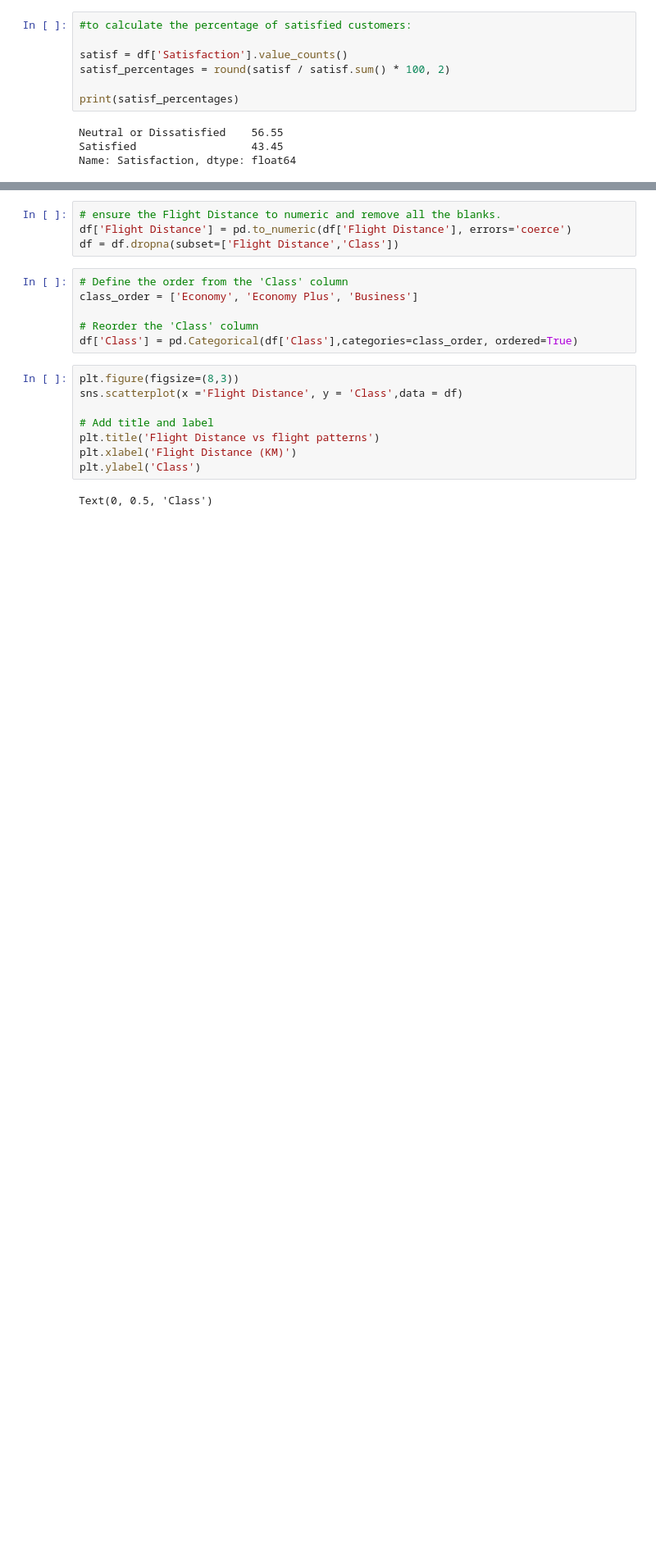
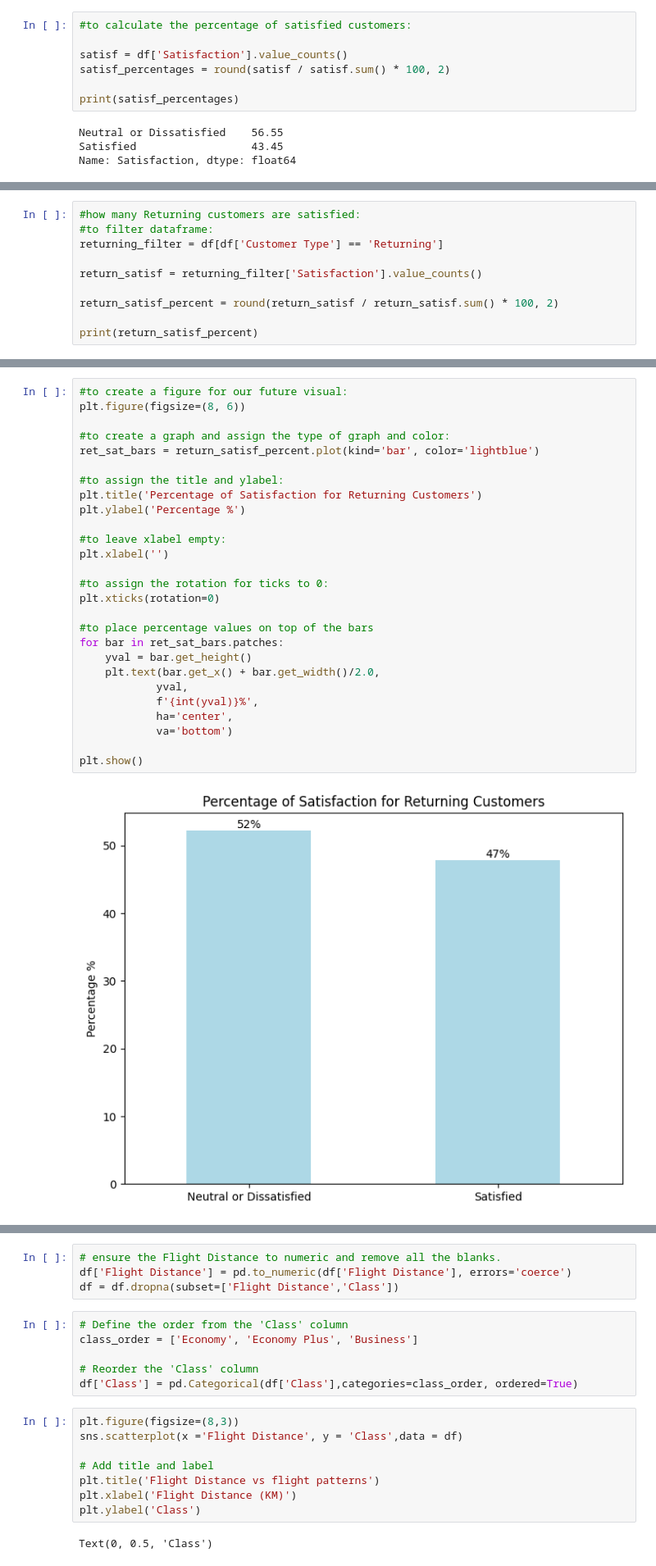
Before and after one commit to samamaryna/team_project, a Jupyter notebook: Project_2.ipynb, the cells around one changed output, grey strips where cells are left out. Shown at 82% size. Saved outputs shown, nothing was run; the diff lists cells and outputs as text; blank space fills up the shorter version.

```diff
--- a/Project_2.ipynb
+++ b/Project_2.ipynb
@@ -128,0 +190,10 @@ import seaborn as sns
+# %%
+#how many Returning customers are satisfied:
+#to filter dataframe:
+returning_filter = df[df['Customer Type'] == 'Returning']
+
+return_satisf = returning_filter['Satisfaction'].value_counts()
+
+return_satisf_percent = round(return_satisf / return_satisf.sum() * 100, 2)
+
+print(return_satisf_percent)
@@ -128,0 +207,29 @@ import seaborn as sns
+# %%
+#to create a figure for our future visual:
+plt.figure(figsize=(8, 6))
+
+#to create a graph and assign the type of graph and color:
+ret_sat_bars = return_satisf_percent.plot(kind='bar', color='lightblue')
+
+#to assign the title and ylabel:
+plt.title('Percentage of Satisfaction for Returning Customers')
+plt.ylabel('Percentage %')
+
+#to leave xlabel empty:
+plt.xlabel('')
+
+#to assign the rotation for ticks to 0:
+plt.xticks(rotation=0)
+
+#to place percentage values on top of the bars
+for bar in ret_sat_bars.patches:
+    yval = bar.get_height()
+    plt.text(bar.get_x() + bar.get_width()/2.0,
+            yval,
+            f'{int(yval)}%',
+            ha='center',
+            va='bottom')
+
+plt.show()
+# %% [output]
+[figure, added]
```
Also changed, not shown: parts of 25 cells of this notebook, 1 other file.
